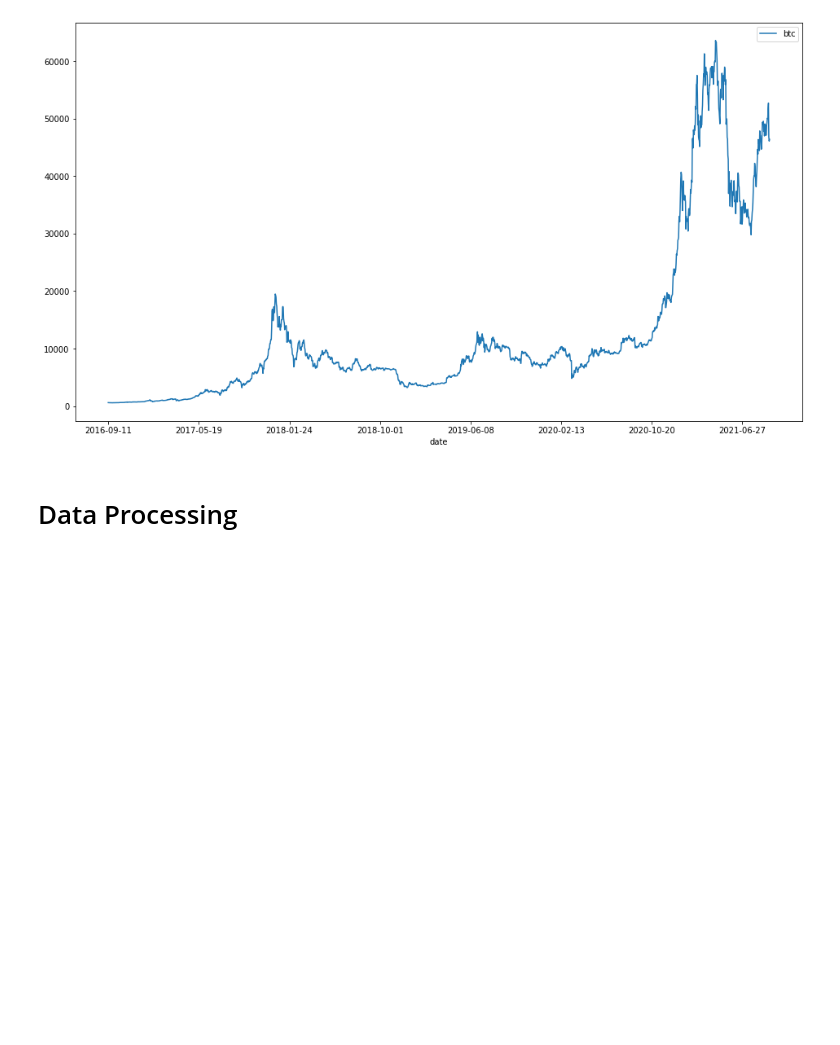
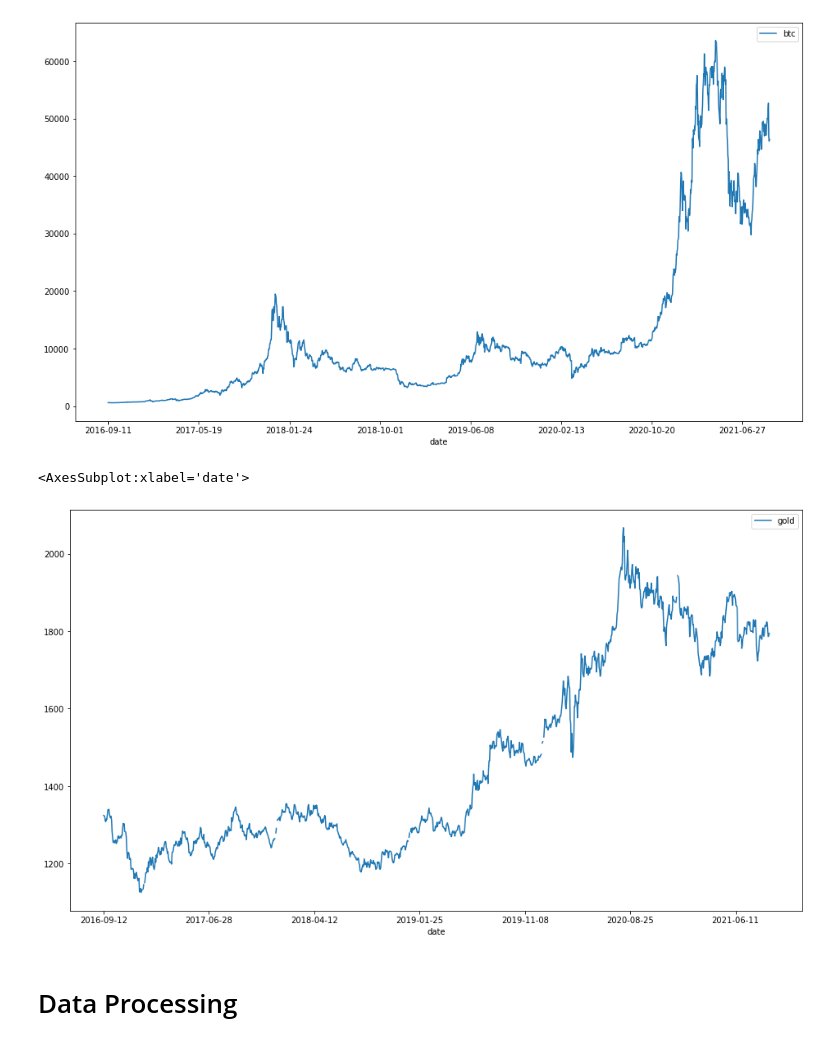
Before and after one commit to YuyangLee/Trading-Strategy-MCM22C, a Jupyter notebook: data_process.ipynb, the cells around one changed output. Saved outputs shown, nothing was run; the diff lists cells and outputs as text; code cells hidden in the pictures; blank space fills up the shorter version.

```diff
--- a/data_process.ipynb
+++ b/data_process.ipynb
@@ -19,6 +19,11 @@ btc_data.set_index('date').plot(figsize=(16, 9))
 # %% [output]
 <AxesSubplot:xlabel='date'>
 [figure]
+# %%
+gold_data.set_index('date').plot(figsize=(16, 9))
+# %% [output]
+<AxesSubplot:xlabel='date'>
+[figure, added]
 # %% [markdown]
 # Data Processing
 # %%
```
Also changed, not shown: parts of 1 cell of this notebook.
